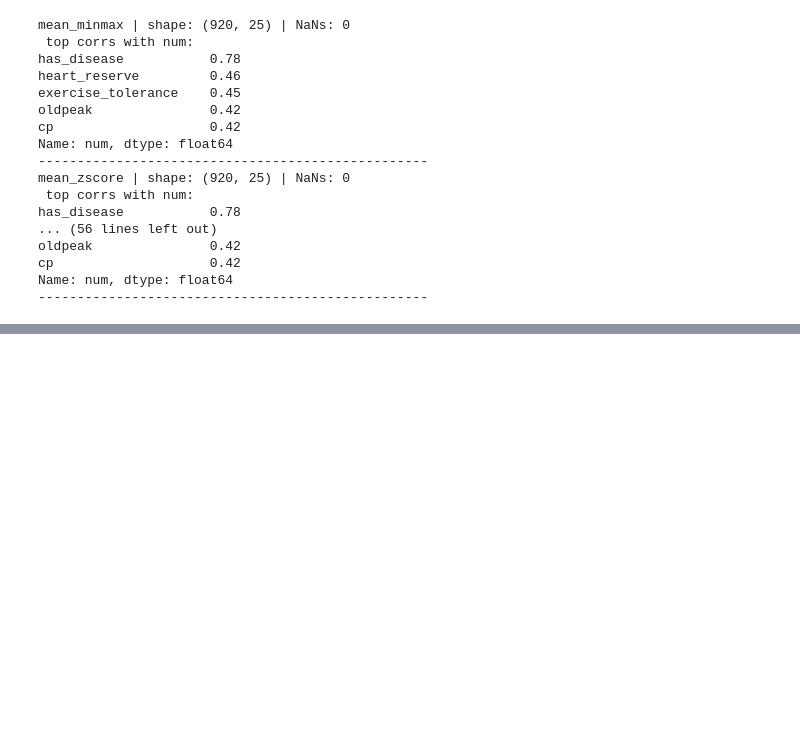
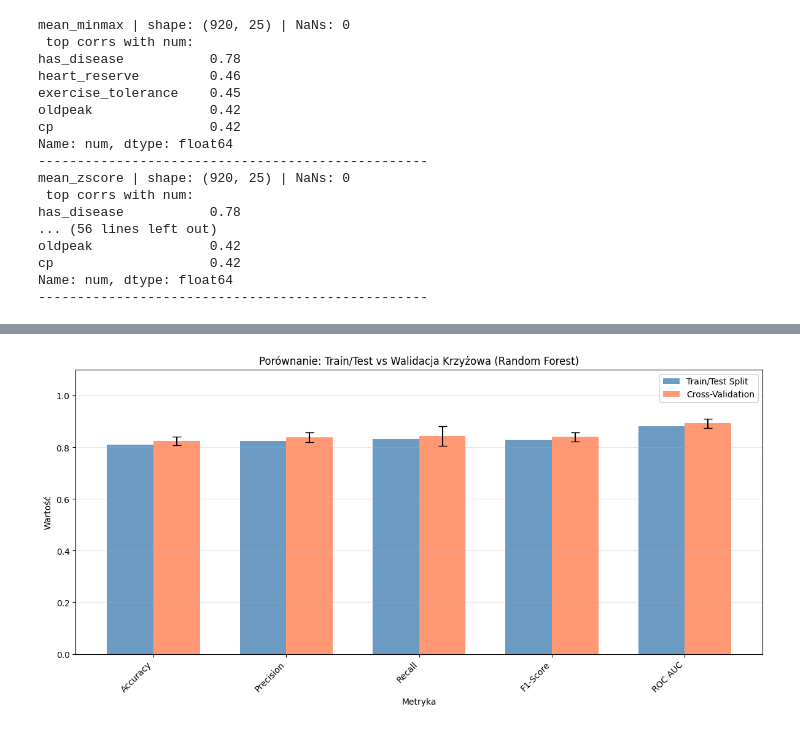
Before and after one commit to Nachos-mic/ZMUM_PROJEKT, a Jupyter notebook: zmum_project.ipynb, the cells around one changed output, grey strips where cells are left out. Saved outputs shown, nothing was run; the diff lists cells and outputs as text; code cells hidden in the pictures; blank space fills up the shorter version.

```diff
--- a/zmum_project.ipynb
+++ b/zmum_project.ipynb
@@ -1002,0 +1623,80 @@ Name: num, dtype: float64
+# %%
+# =============================================================================
+# 15. PORÓWNANIE: TRAIN/TEST vs WALIDACJA KRZYŻOWA
+# =============================================================================
+
+print("\n" + "="*80)
+print("PORÓWNANIE: Train/Test vs Walidacja Krzyżowa")
+print("="*80)
+
+# Wyniki z train/test
+rf_train_test = models_sklearn['Random Forest']
+rf_train_test.fit(X_train, y_train)
+y_pred_tt = rf_train_test.predict(X_test)
+y_proba_tt = rf_train_test.predict_proba(X_test)[:, 1]
+
+results_train_test = {
+    'Accuracy': manual_accuracy(y_test, y_pred_tt),
+    'Precision': manual_precision(y_test, y_pred_tt),
+    'Recall': manual_recall(y_test, y_pred_tt),
+    'F1-Score': manual_f1_score(y_test, y_pred_tt),
+    'ROC AUC': manual_roc_auc(y_test, y_proba_tt)
+}
+
+# Wyniki z CV
+results_cv = {
+    'Accuracy': cv_results_rf['accuracy_mean'],
+    'Precision': cv_results_rf['precision_mean'],
+    'Recall': cv_results_rf['recall_mean'],
+    'F1-Score': cv_results_rf['f1_score_mean'],
+    'ROC AUC': cv_results_rf['roc_auc_mean']
+}
+
+comparison_df = pd.DataFrame({
+    'Metric': list(results_train_test.keys()),
+    'Train/Test Split': list(results_train_test.values()),
+    'Cross-Validation (5-fold)': list(results_cv.values()),
+    'CV Std Dev': [cv_results_rf[f'{m}_std'] for m in ['accuracy', 'precision', 'recall', 'f1_score', 'roc_auc']]
+})
+comparison_df = comparison_df.set_index('Metric')
+display(comparison_df.round(4))
+
+# Wizualizacja porównania
+fig, ax = plt.subplots(figsize=(12, 6))
+
+metrics = list(results_train_test.keys())
+x = np.arange(len(metrics))
+width = 0.35
+
+tt_values = [results_train_test[m] for m in metrics]
+cv_values = [results_cv[m] for m in metrics]
+metric_key_map = {
+    'Accuracy': 'accuracy',
+    'Precision': 'precision',
+    'Recall': 'recall',
+    'F1-Score': 'f1_score',
+    'ROC AUC': 'roc_auc'
+}
+
+cv_stds = [cv_results_rf[f"{metric_key_map[m]}_std"] for m in metrics]
+
+
+ax.bar(x - width/2, tt_values, width, label='Train/Test Split', color='steelblue', alpha=0.8)
+ax.bar(x + width/2, cv_values, width, label='Cross-Validation', color='coral', alpha=0.8, yerr=cv_stds, capsize=5)
+
+ax.set_xlabel('Metryka')
+ax.set_ylabel('Wartość')
+ax.set_title('Porównanie: Train/Test vs Walidacja Krzyżowa (Random Forest)')
+ax.set_xticks(x)
+ax.set_xticklabels(metrics, rotation=45, ha='right')
+ax.legend()
+ax.grid(axis='y', alpha=0.3)
+ax.set_ylim(0, 1.1)
+
+plt.tight_layout()
+plt.show()
+
+print("\nWniosek:")
+print(f"Różnica w F1-Score: {abs(results_train_test['F1-Score'] - results_cv['F1-Score']):.4f}")
+print(f"Odchylenie standardowe CV: {cv_results_rf['f1_score_std']:.4f}")
+# %% [output]
@@ -1002,0 +1713 @@ Name: num, dtype: float64
+[figure, added]
```
Also changed, not shown: parts of 14 cells of this notebook.
